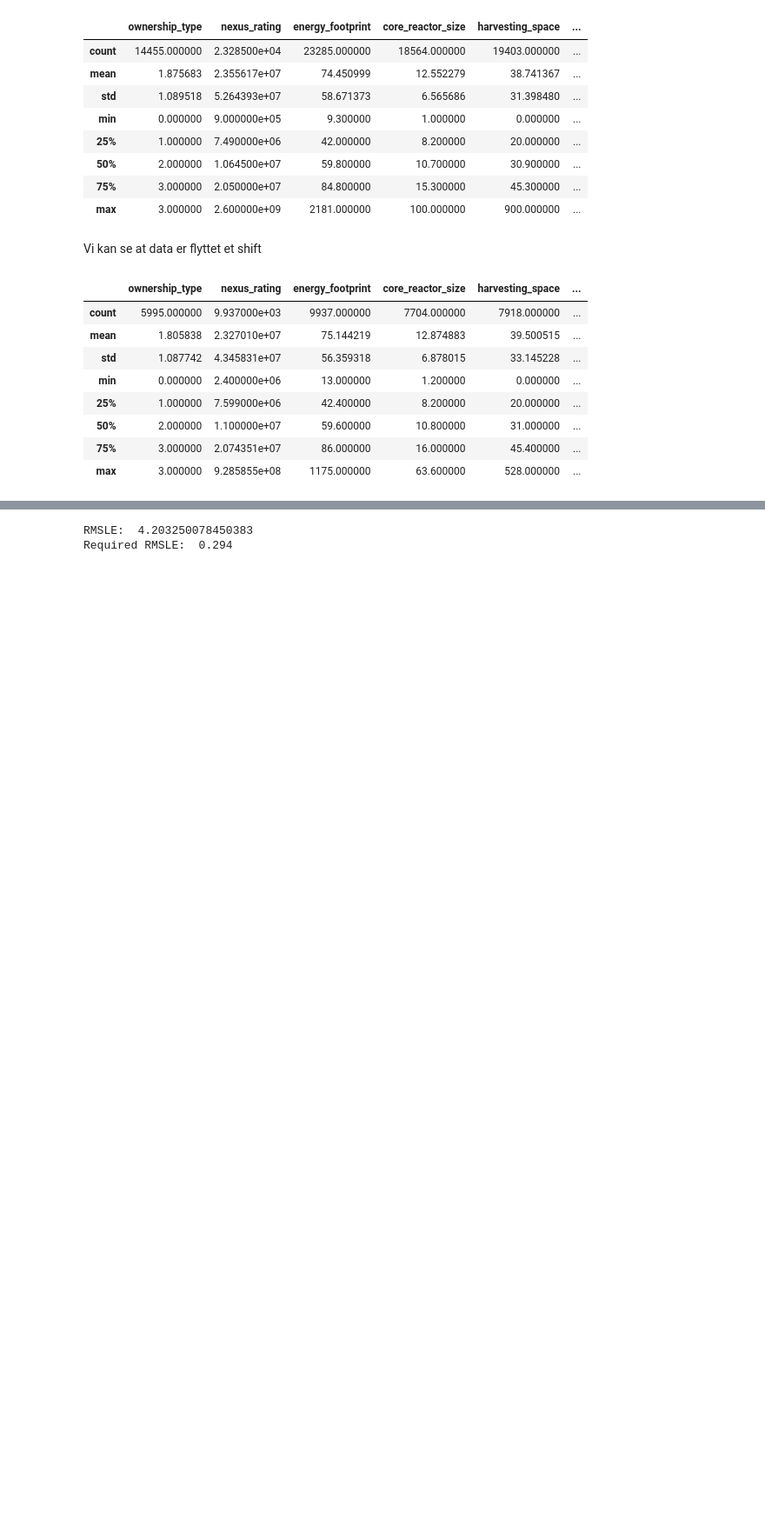
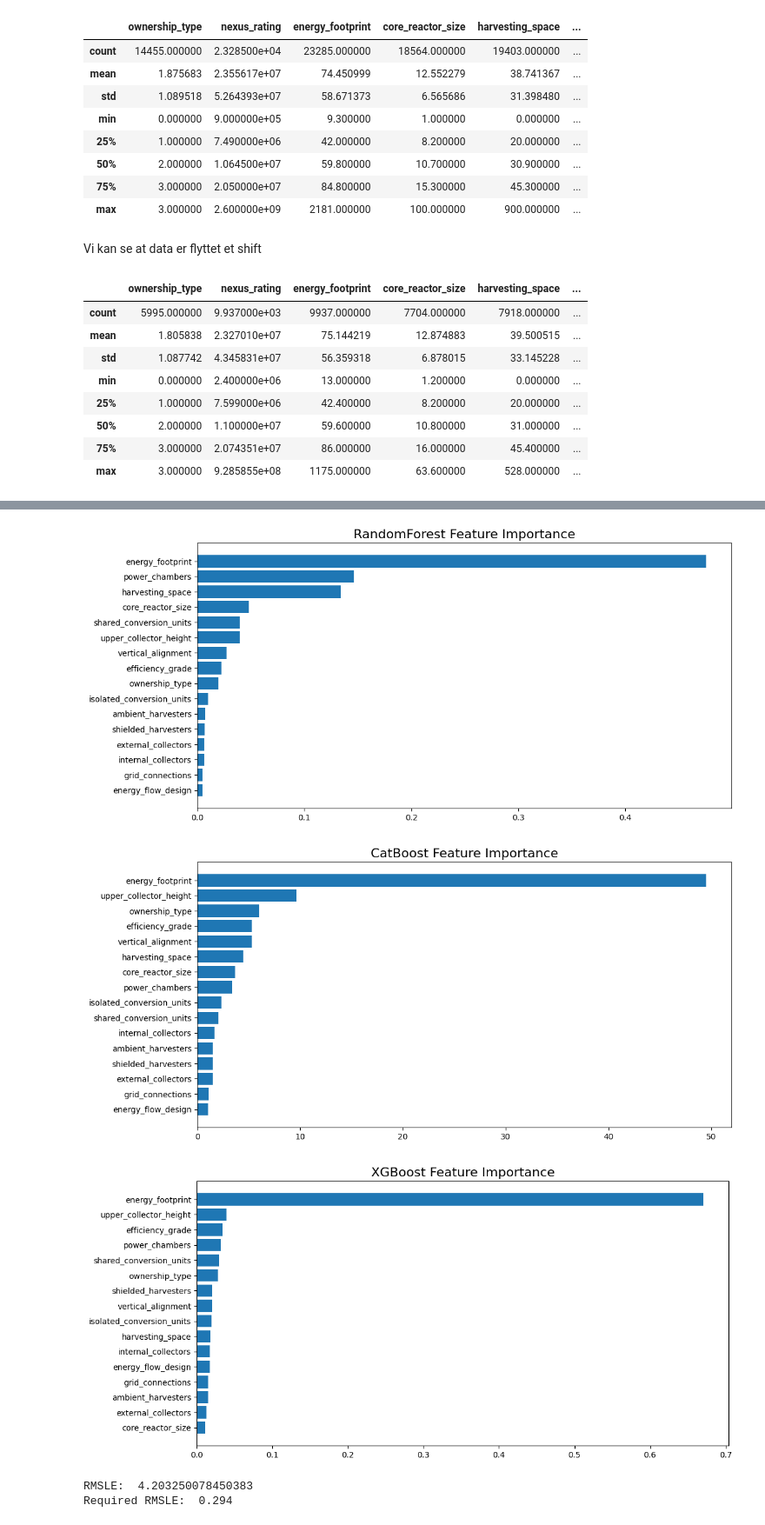
Before and after one commit to Oddvar112/TDT4172_Assignment_1, a Jupyter notebook: Chapter_1.ipynb, the cells around one changed output, grey strips where cells are left out. Shown at 87% size. Saved outputs shown, nothing was run; the diff lists cells and outputs as text; code cells hidden in the pictures; blank space fills up the shorter version.

```diff
--- a/Chapter_1.ipynb
+++ b/Chapter_1.ipynb
@@ -493,3 +1286,24 @@ fixed_test.describe()
+# %%
+import matplotlib.pyplot as plt
+
+def plot_feature_importance(model, model_name, features):
+    feature_importance = model.feature_importances_
+    sorted_idx = np.argsort(feature_importance)
+    pos = np.arange(sorted_idx.shape[0]) + .5
+    fig = plt.figure(figsize=(12, 6))
+    plt.barh(pos, feature_importance[sorted_idx], align='center')
+    plt.yticks(pos, np.array(features)[sorted_idx])
+    plt.title(f'{model_name} Feature Importance', fontsize=16)
+    plt.show()
+
+# Plot for your three models
+plot_feature_importance(rf_model, 'RandomForest', X_train.columns)
+plot_feature_importance(cb_model, 'CatBoost', X_train.columns)
+plot_feature_importance(xgb_model, 'XGBoost', X_train.columns)
+# %% [output]
+[figure, added]
+[figure, added]
+[figure, added]
 # %%
 from sklearn.metrics import mean_squared_log_error
 
```
Also changed, not shown: parts of 14 cells of this notebook.
